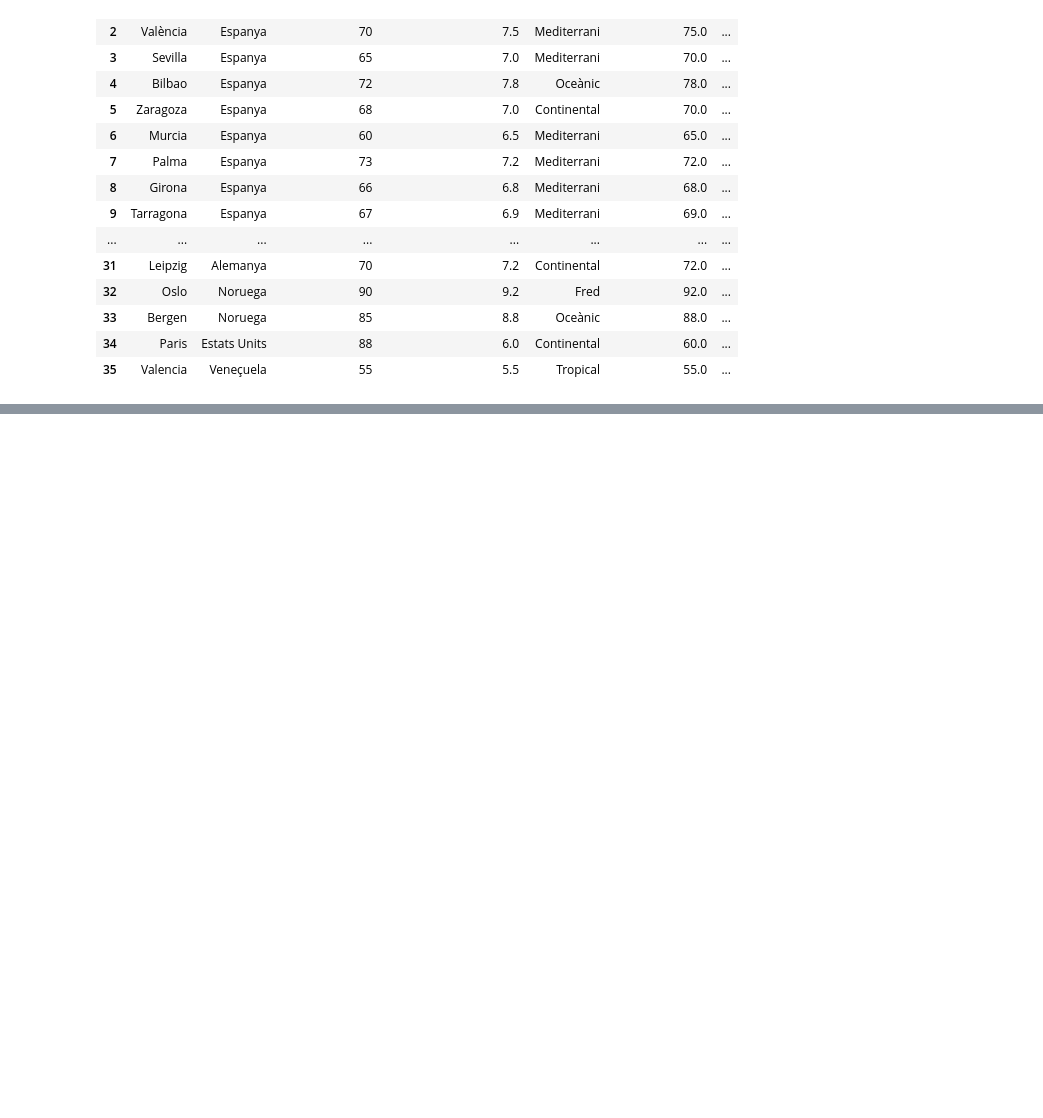
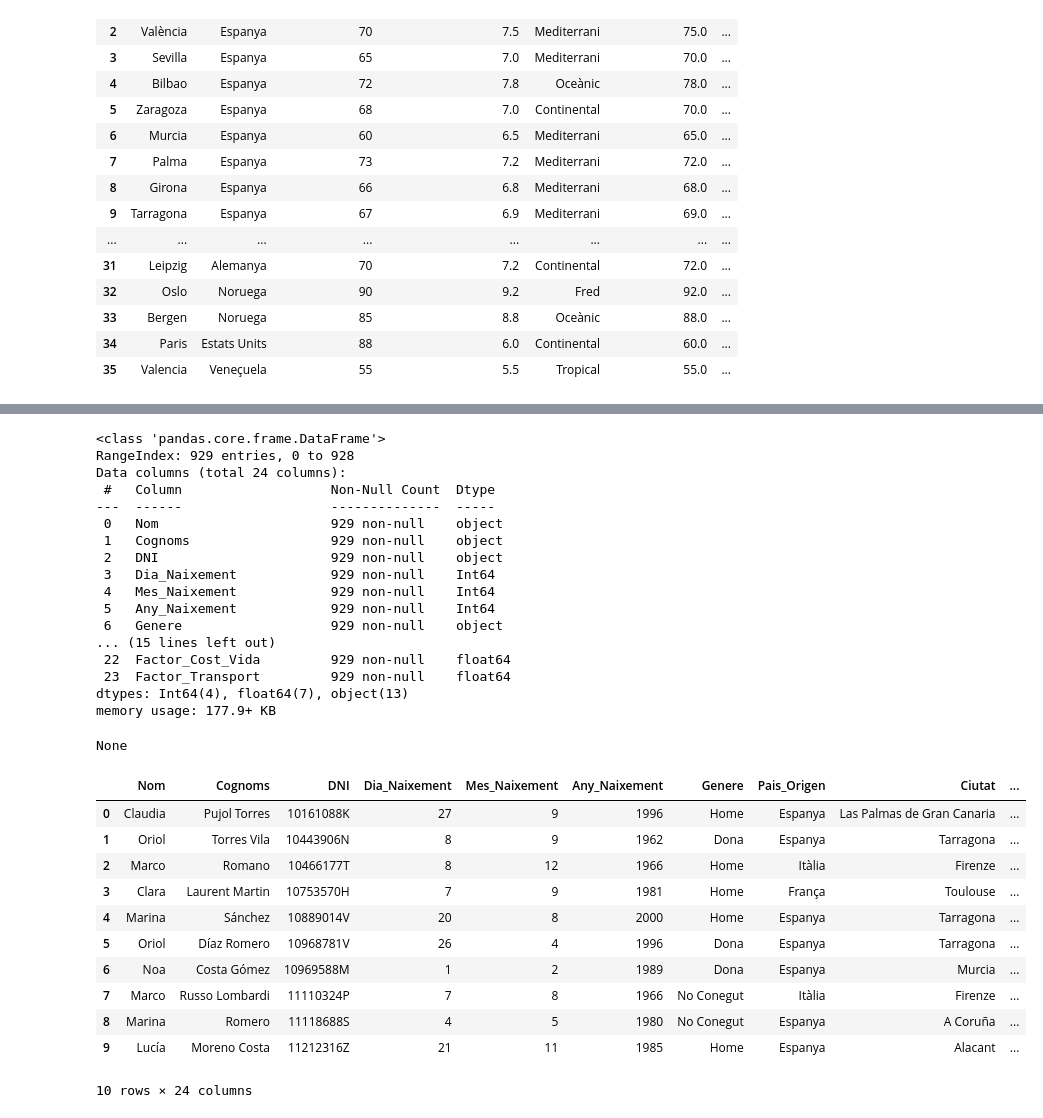
Before and after one commit to jordi-cx/it_academy, a Jupyter notebook: sprint_08_jcx_wip.ipynb, the cells around one changed output, grey strips where cells are left out. Saved outputs shown, nothing was run; the diff lists cells and outputs as text; code cells hidden in the pictures; blank space fills up the shorter version.

```diff
--- a/sprint_08_jcx_wip.ipynb
+++ b/sprint_08_jcx_wip.ipynb
@@ -1512,0 +1552,53 @@ display(lista_ciudades)
+# %%
+# Incorporamos los factores de la Política Salarial en el dataframe principal
+
+df_enriquecido = df_enriquecido.assign(
+Factor_Professional = lambda x: x['Grup_Professional'].map(df_politica_salarial['base_increment_by_group']).fillna(0),
+Factor_Cost_Vida_Ciutat = lambda x: x['Nivell_Cost_Vida_Ciutat'].map(df_politica_salarial['cost_of_living_adjustment']),
+Factor_Transport_Ciutat = lambda x: x['Nivell_Transport_Ciutat'].map(df_politica_salarial['transport_adjustment']),
+Factor_Cost_Vida_Pais = lambda x: x['Nivell_Cost_Vida_Pais'].map(df_politica_salarial['cost_of_living_adjustment']).fillna(0),
+Factor_Transport_Pais = lambda x: x['Nivell_Transport_Pais'].map(df_politica_salarial['transport_adjustment']).fillna(0))
+
+# Incorporamos los factores de País en caso que no se encuentre la Ciudad
+df_enriquecido = df_enriquecido.assign(
+    Factor_Cost_Vida = lambda x: x['Factor_Cost_Vida_Ciutat'].fillna(x['Factor_Cost_Vida_Pais']),
+    Factor_Transport = lambda x: x['Factor_Transport_Ciutat'].fillna(x['Factor_Transport_Pais'])
+    ).drop(columns=[
+    'Factor_Cost_Vida_Ciutat',
+    'Factor_Transport_Ciutat',
+    'Factor_Cost_Vida_Pais',
+    'Factor_Transport_Pais'])
+
+display(df_enriquecido.info())
+display(df_enriquecido.head(10))
+# %% [output]
+<class 'pandas.core.frame.DataFrame'>
+RangeIndex: 929 entries, 0 to 928
+Data columns (total 24 columns):
+ #   Column                   Non-Null Count  Dtype
+---  ------                   --------------  -----
+ 0   Nom                      929 non-null    object
+ 1   Cognoms                  929 non-null    object
+ 2   DNI                      929 non-null    object
+ 3   Dia_Naixement            929 non-null    Int64
+ 4   Mes_Naixement            929 non-null    Int64
+ 5   Any_Naixement            929 non-null    Int64
+ 6   Genere                   929 non-null    object
+... (15 lines left out)
+ 22  Factor_Cost_Vida         929 non-null    float64
+ 23  Factor_Transport         929 non-null    float64
+dtypes: Int64(4), float64(7), object(13)
+memory usage: 177.9+ KB
+None
+|  | Nom | Cognoms | DNI | Dia_Naixement | Mes_Naixement | Any_Naixement | Genere | Pais_Origen | Ciutat | ... |
+| 0 | Claudia | Pujol Torres | 10161088K | 27 | 9 | 1996 | Home | Espanya | Las Palmas de Gran Canaria | ... |
+| 1 | Oriol | Torres Vila | 10443906N | 8 | 9 | 1962 | Dona | Espanya | Tarragona | ... |
+| 2 | Marco | Romano | 10466177T | 8 | 12 | 1966 | Home | Itàlia | Firenze | ... |
+| 3 | Clara | Laurent Martin | 10753570H | 7 | 9 | 1981 | Home | França | Toulouse | ... |
+| 4 | Marina | Sánchez | 10889014V | 20 | 8 | 2000 | Home | Espanya | Tarragona | ... |
+| 5 | Oriol | Díaz Romero | 10968781V | 26 | 4 | 1996 | Dona | Espanya | Tarragona | ... |
+| 6 | Noa | Costa Gómez | 10969588M | 1 | 2 | 1989 | Dona | Espanya | Murcia | ... |
+| 7 | Marco | Russo Lombardi | 11110324P | 7 | 8 | 1966 | No Conegut | Itàlia | Firenze | ... |
+| 8 | Marina | Romero | 11118688S | 4 | 5 | 1980 | No Conegut | Espanya | A Coruña | ... |
+| 9 | Lucía | Moreno Costa | 11212316Z | 21 | 11 | 1985 | Home | Espanya | Alacant | ... |
+10 rows × 24 columns
```
Also changed, not shown: parts of 19 cells of this notebook.
